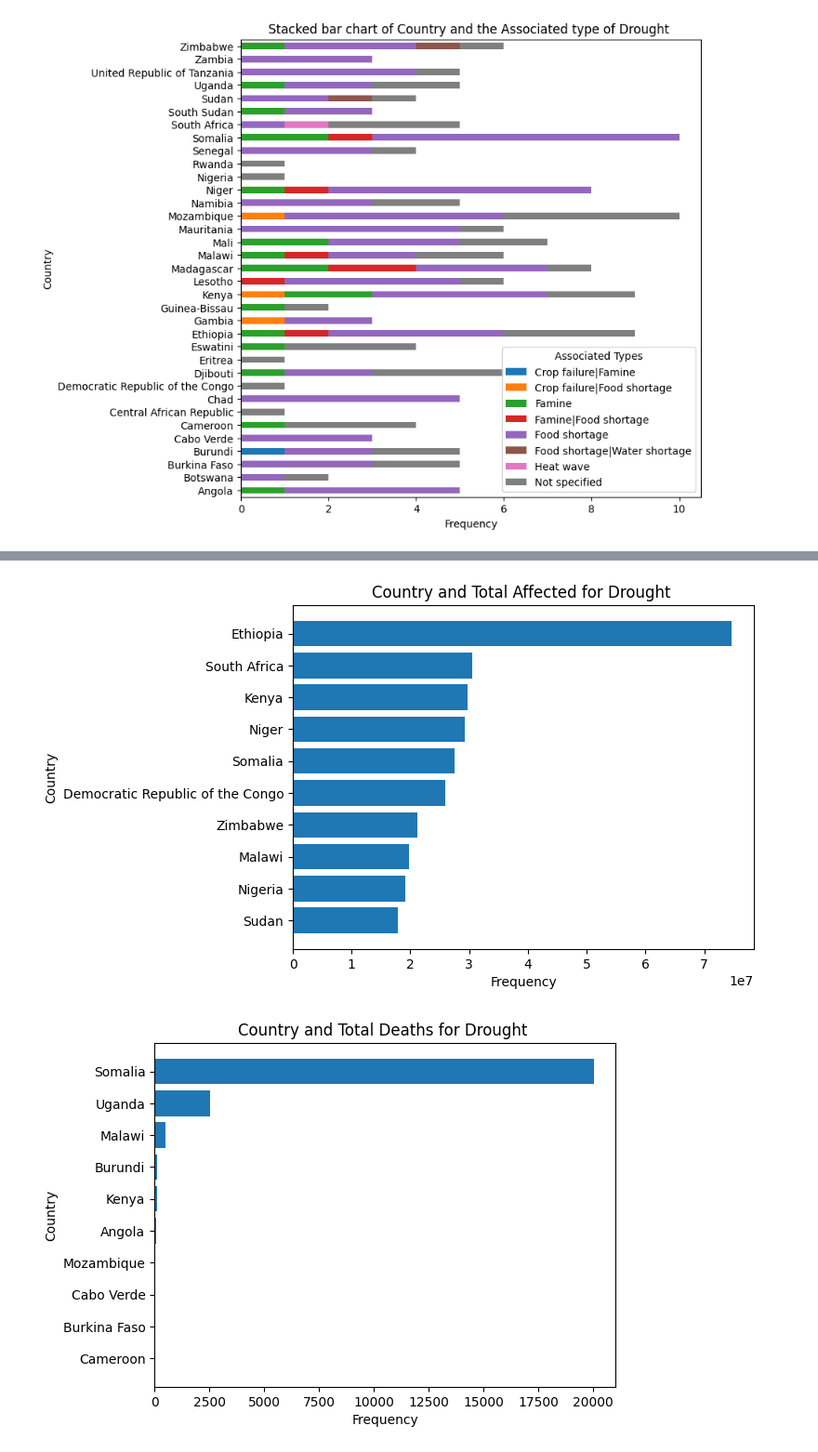
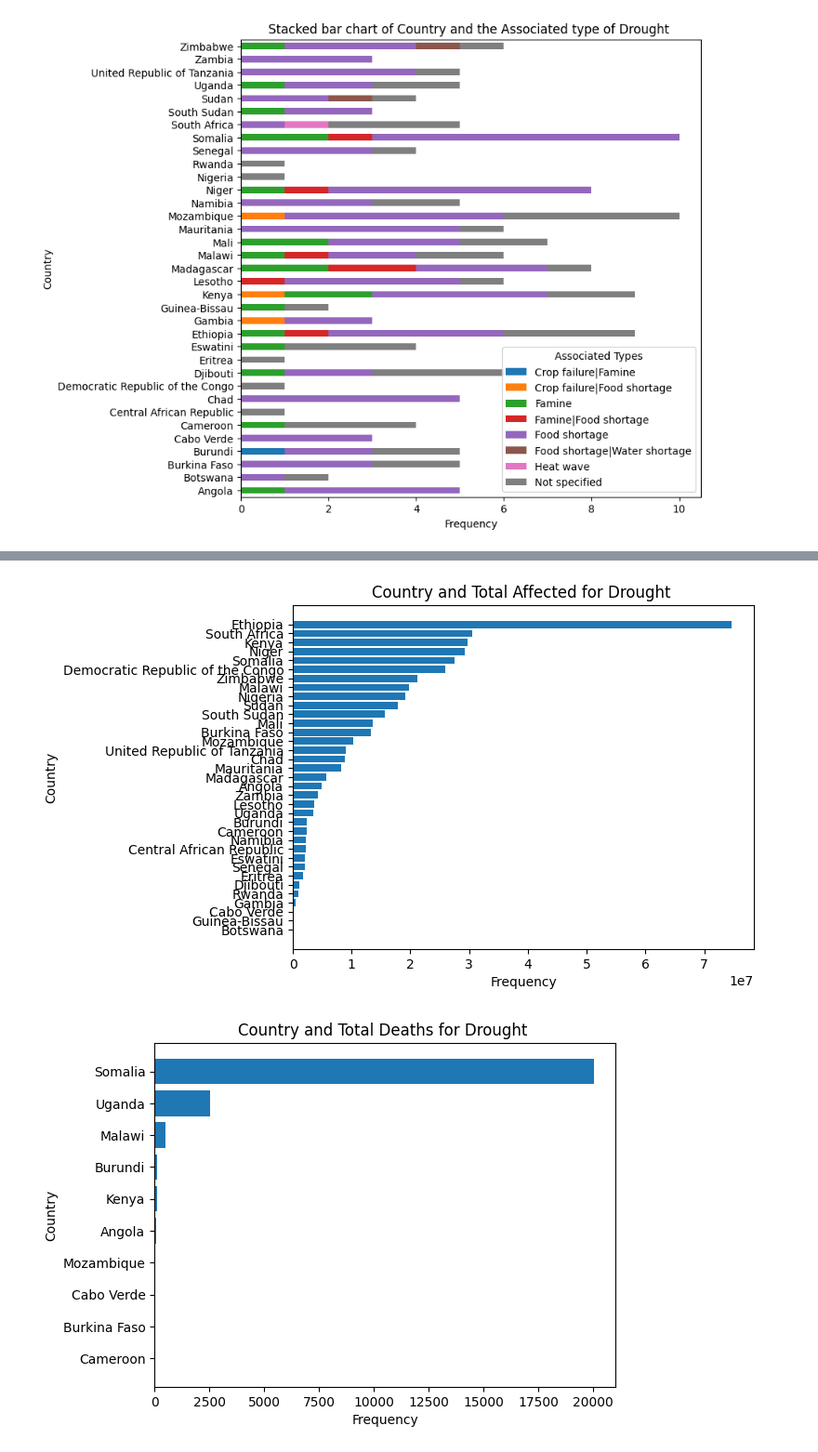
Before and after one commit to Shayee0778/Hamoye-Model-Maker, a Jupyter notebook: Model_makers_Premiere_project.ipynb, the cells around one changed output, grey strips where cells are left out. Shown at 93% size. Drawn from its saved outputs; the diff is of its cells as text; code cells hidden in the pictures.

```diff
--- a/Model_makers_Premiere_project.ipynb
+++ b/Model_makers_Premiere_project.ipynb
@@ -835,15 +849,15 @@ country_with_high_affected
 # %%
 #barchart to show the Total Affected by disaster
 country_with_high_affected = df.groupby('Country')[['Country', "Total Affected"]].sum()\
-.sort_values(by="Total Affected").reset_index().tail(10)
+.sort_values(by="Total Affected").reset_index()
 plt.barh(country_with_high_affected['Country'], country_with_high_affected['Total Affected'])
 ##country_with_high_affected.plot(kind="barh", figsize=(8, 8) )
 plt.title('Country and Total Affected for Drought ')
 plt.xlabel('Frequency')
 plt.ylabel('Country')
 plt.show()
 # %% [output]
-[figure, old version]
+[figure, new version]
 # %%
 #barchart to show the Total Deaths caused by disaster
 country_with_high_death = df.groupby('Country')[['Country', "Total Deaths"]].sum()\
```
Also changed, not shown: parts of 9 cells of this notebook.
